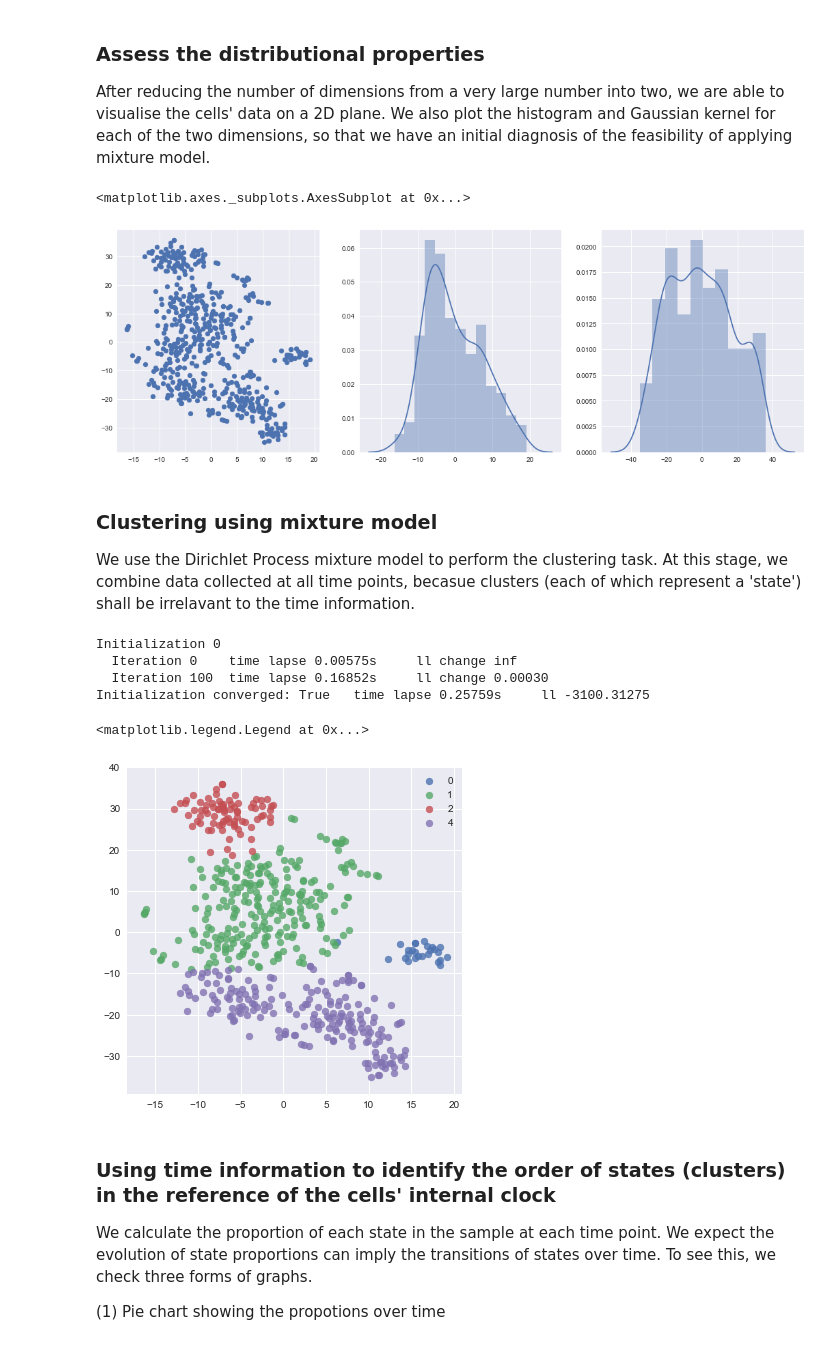
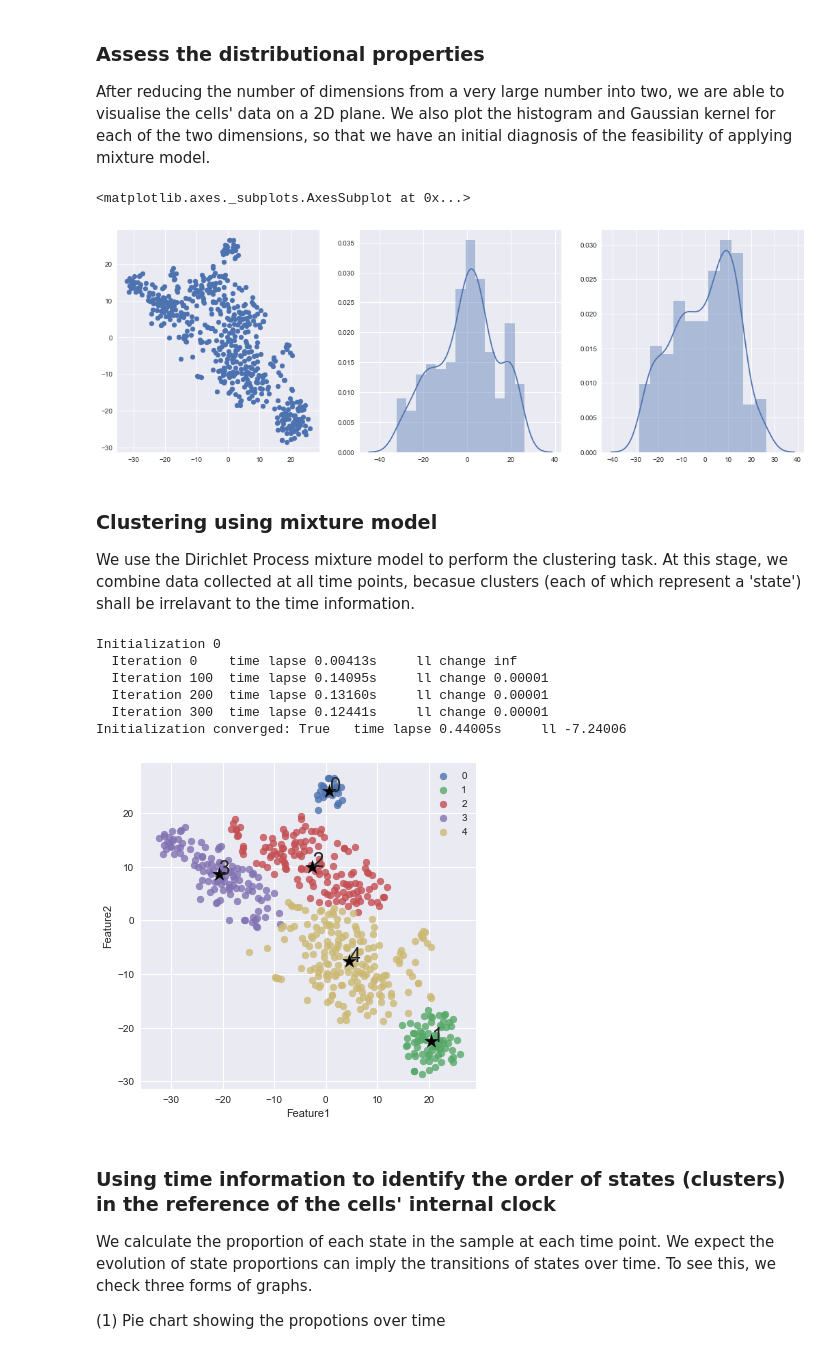
Before and after one commit to vicaws/InFoMM_Courses_ModCamp, a Jupyter notebook: Code/Neuron.ipynb, the cells around one changed output. Saved outputs shown, nothing was run; the diff lists cells and outputs as text; code cells hidden in the pictures.

```diff
--- a/Code/Neuron.ipynb
+++ b/Code/Neuron.ipynb
@@ -55,3 +60,7 @@ X = TSNE(n_components=d).fit_transform(X)
+# %%
+# Save data
+#np.save('data.npy', X)
+X = np.load('data.npy')
 # %% [markdown]
 ### Assess the distributional properties
 
@@ -66,42 +75,73 @@ ax = fig.add_subplot(133)
 sns.distplot(X[:,1])
 # %% [output]
 <matplotlib.axes._subplots.AxesSubplot at 0x...>
-[figure, old version]
+[figure, new version]
 # %% [markdown]
 ### Clustering using mixture model
 
 We use the Dirichlet Process mixture model to perform the clustering task. At this stage, we combine data collected at all time points, becasue clusters (each of which represent a 'state') shall be irrelavant to the time information.
 # %%
 # Identify the states (clusters)
-max_states = 5
+max_states = 10
+n_states = 5
 n_features = X.shape[1]
 
 from sklearn import mixture
 
-dpgmm = mixture.BayesianGaussianMixture(
-    n_components=max_states,
+#dpgmm = mixture.BayesianGaussianMixture(
+#    n_components=max_states,
+#    covariance_type='full',
+#    weight_concentration_prior_type='dirichlet_process',
+#    covariance_prior=1e0 * np.eye(n_features),
+#    init_params="random", tol=1e-6, max_iter=10000, n_init=10,
+#    verbose=2, verbose_interval=100).fit(X)
+
+dpgmm = mixture.GaussianMixture(
+    n_components=n_states,
     covariance_type='full',
-    weight_concentration_prior_type='dirichlet_process',
-    covariance_prior=1e0 * np.eye(n_features),
-    init_params="random", tol=1e-6, max_iter=10000, n_init=1,
-    verbose=2, verbose_interval=100).fit(X)
+    init_params='random',
+    verbose=2, verbose_interval=100,
+    n_init=1,
+    tol=1e-6, max_iter=1000,
+    random_state=1).fit(X)
 # %% [output]
 Initialization 0
-  Iteration 0    time lapse 0.00575s     ll change inf
-  Iteration 100  time lapse 0.16852s     ll change 0.00030
-Initialization converged: True   time lapse 0.25759s     ll -3100.31275
+  Iteration 0    time lapse 0.00413s     ll change inf
+  Iteration 100  time lapse 0.14095s     ll change 0.00001
+  Iteration 200  time lapse 0.13160s     ll change 0.00001
+  Iteration 300  time lapse 0.12441s     ll change 0.00001
+Initialization converged: True   time lapse 0.44005s     ll -7.24006
+# %%
+state_assignment = dpgmm.predict(X)
+states = np.unique(state_assignment)
+
+means = dict(zip(dpgmm.predict(dpgmm.means_), dpgmm.means_))
+df_distance = pd.DataFrame(columns=['i','j','distance'])
+
+irow = 0
+for i in states:
+    for j in states:
+        if not i == j:
+            x1 = means[i]
+            x2 = means[j]
+            dist = distance.euclidean(x1, x2)
+            df_distance.loc[irow] = [i,j,dist]
+            irow += 1
 # %%
-state_assignment = dpgmm.predict(X)
-states = np.unique(state_assignment)
-
 fig = plt.figure(figsize=(6,6))
 ax = fig.add_subplot(111)
 for state in states:
     mask = state_assignment==state
     Xs = X[mask]
     ax.scatter(Xs[:,0], Xs[:,1], alpha=0.8, label=state)
+    ax.scatter(means[state][0], means[state][1], s=200, marker='*', c='k')
+    ax.annotate(str(state), xy=(means[state][0], means[state][1]), fontsize=20)
+    ax.set_xlabel('Feature1')
+    ax.set_ylabel('Feature2')
 
 plt.legend()
+
+xmin, xmax = ax.get_xlim()
+ymin, ymax = ax.get_ylim()
 # %% [output]
-<matplotlib.legend.Legend at 0x...>
-[figure, old version]
+[figure, new version]
```
Also changed, not shown: parts of 6 cells of this notebook, 4 other files.
